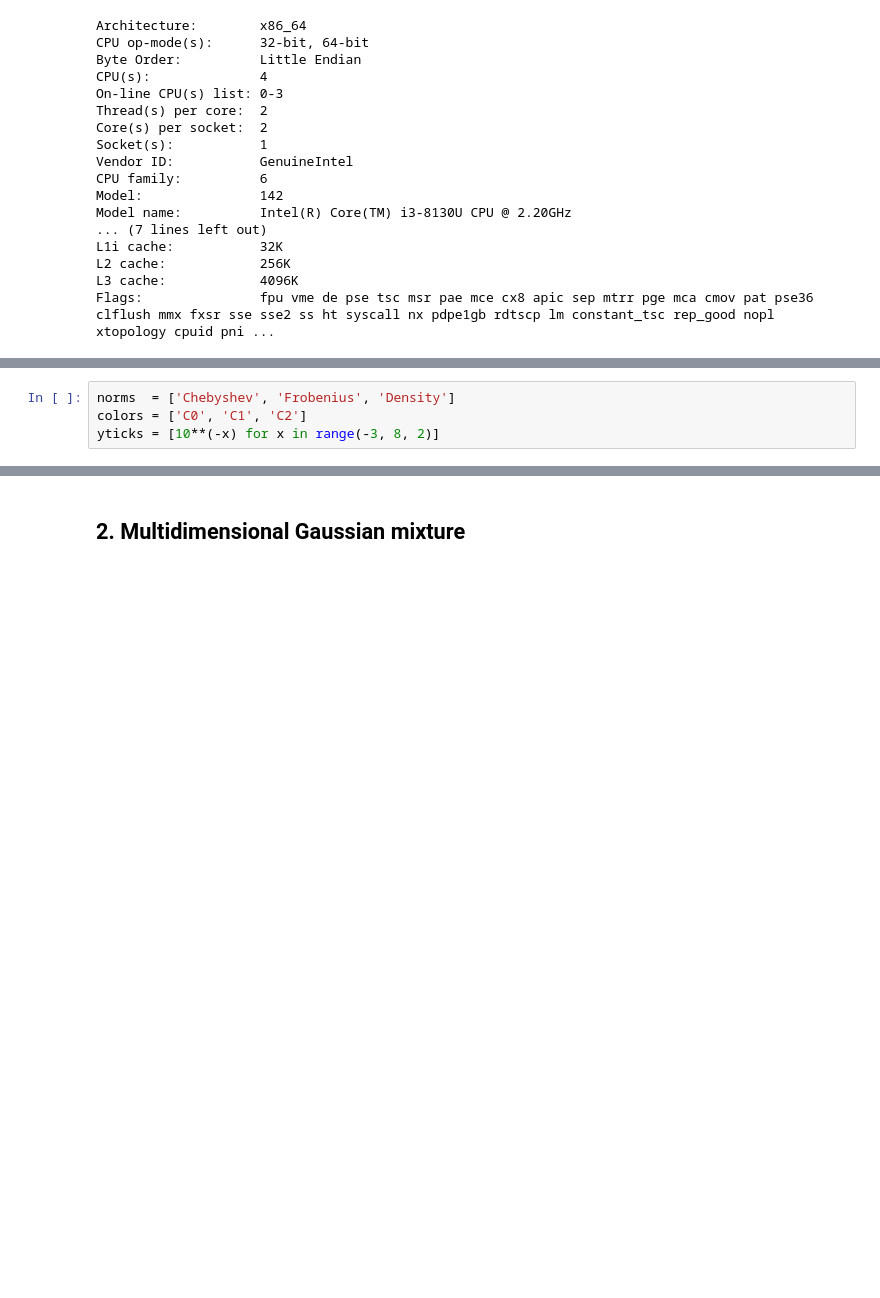
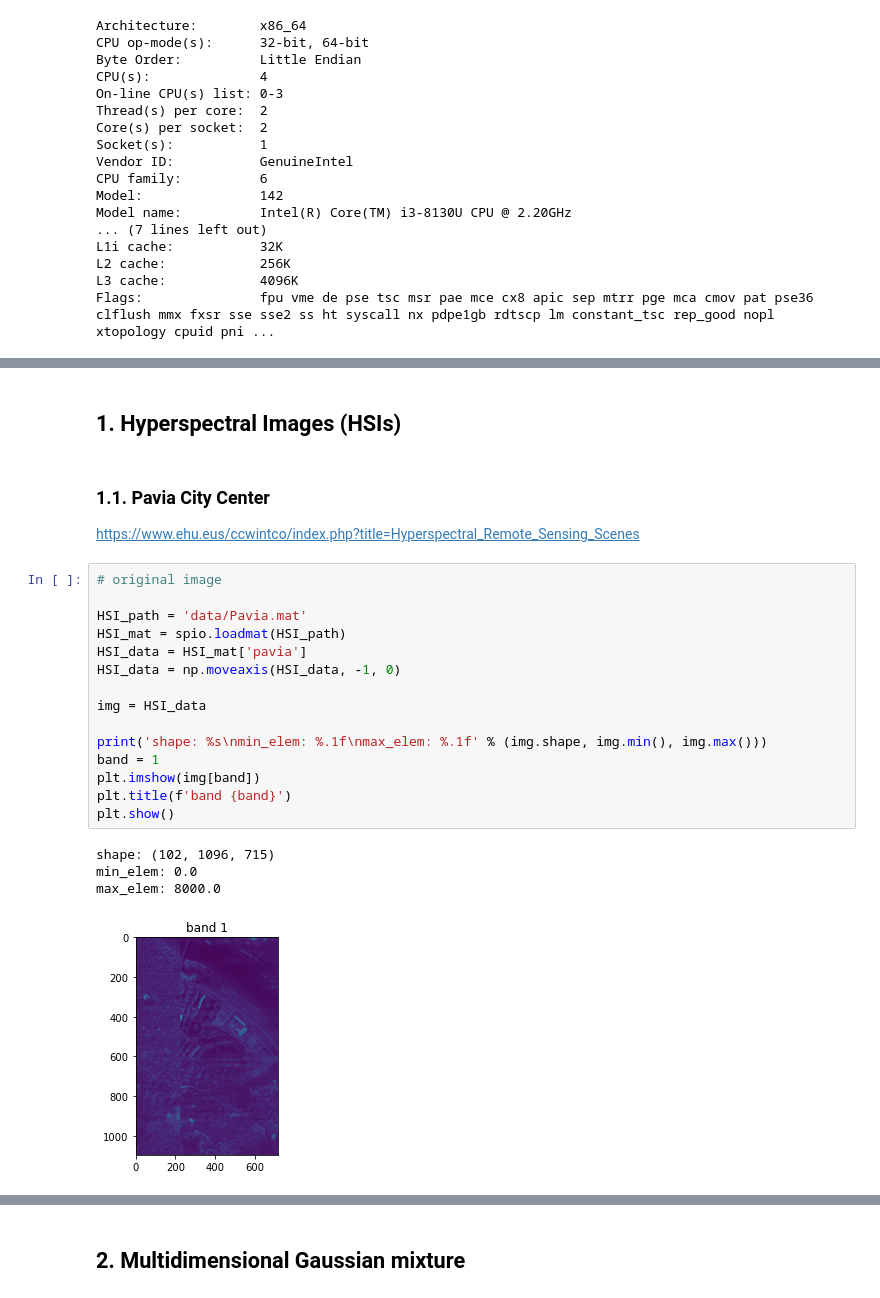
Before and after one commit to azamat11235/NLRTA, a Jupyter notebook: experiments_2.ipynb, the cells around one changed output, grey strips where cells are left out. Cells and saved outputs as stored; diff of their text form; blank space fills up the shorter version.

```diff
--- a/experiments_2.ipynb
+++ b/experiments_2.ipynb
@@ -146,4 +44,25 @@ def SVDR(a, ho_ranks, tt_ranks):
-# %%
-norms  = ['Chebyshev', 'Frobenius', 'Density']
-colors = ['C0', 'C1', 'C2']
-yticks = [10**(-x) for x in range(-3, 8, 2)]
+# %% [markdown]
+## 1. Hyperspectral Images (HSIs)
+# %% [markdown]
+### 1.1. Pavia City Center
+https://www.ehu.eus/ccwintco/index.php?title=Hyperspectral_Remote_Sensing_Scenes
+# %%
+# original image
+
+HSI_path = 'data/Pavia.mat'
+HSI_mat = spio.loadmat(HSI_path)
+HSI_data = HSI_mat['pavia']
+HSI_data = np.moveaxis(HSI_data, -1, 0)
+
+img = HSI_data
+
+print('shape: %s\nmin_elem: %.1f\nmax_elem: %.1f' % (img.shape, img.min(), img.max()))
+band = 1
+plt.imshow(img[band])
+plt.title(f'band {band}')
+plt.show()
+# %% [output]
+shape: (102, 1096, 715)
+min_elem: 0.0
+max_elem: 8000.0
+[figure, added]
```
Also changed, not shown: parts of 39 cells of this notebook, 4 other files.
